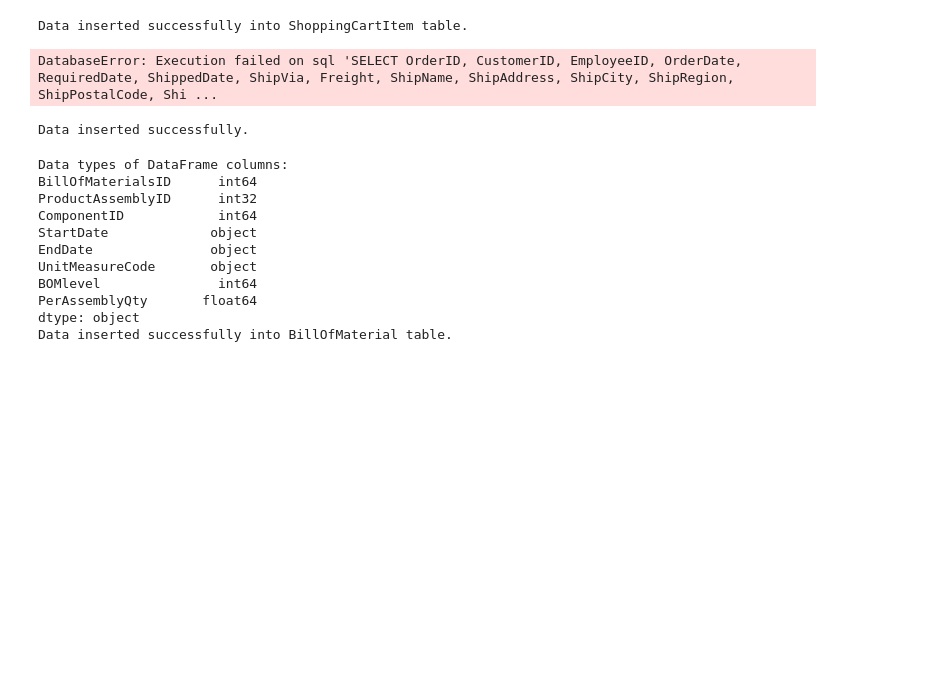
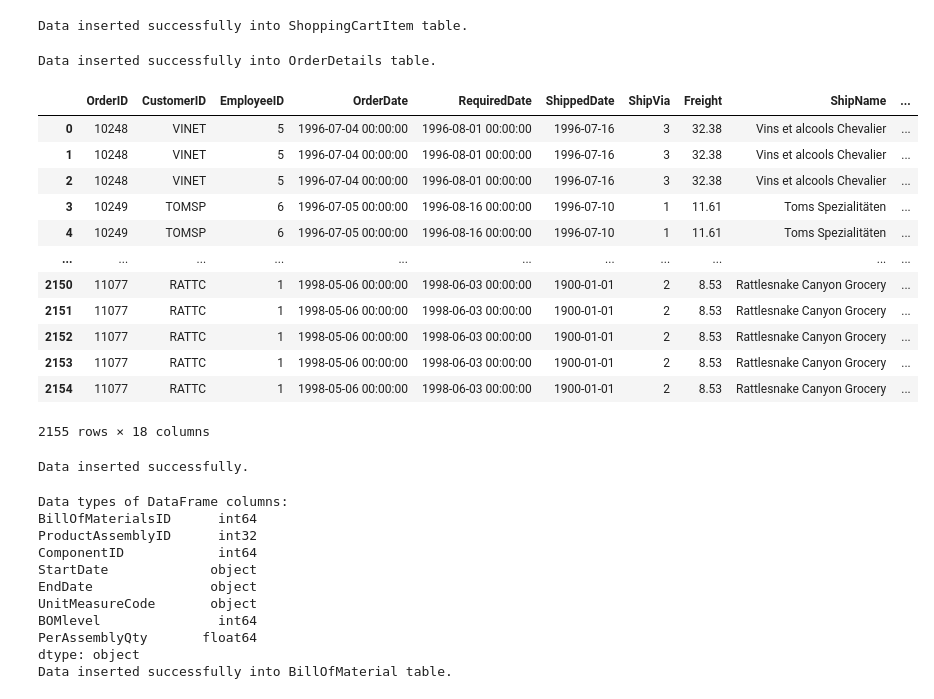
Before and after one commit to markieboy223/UnitedOutdoors, a Jupyter notebook: ETL_FILE.ipynb, the cells around one changed output. Saved outputs shown, nothing was run; the diff lists cells and outputs as text; code cells hidden in the pictures; blank space fills up the shorter version.

```diff
--- a/ETL_FILE.ipynb
+++ b/ETL_FILE.ipynb
@@ -841,7 +856,29 @@ try:
 
 except pyodbc.Error as e:
     print("Error while connecting to the source SQL Server:", e)
-    # Establish connection to the destination SQL Server database and insert data
+
+# Convert date fields to datetime objects
+productionproduct_df['SellStartDate'] = pd.to_datetime(productionproduct_df['SellStartDate'])
+productionproduct_df['SellEndDate'] = pd.to_datetime(productionproduct_df['SellEndDate'])
+productionproduct_df['DiscontinuedDate'] = pd.to_datetime(productionproduct_df['DiscontinuedDate'])
+
+# Convert datetime objects to string format
+productionproduct_df['SellStartDate'] = productionproduct_df['SellStartDate'].dt.strftime('%Y-%m-%d %H:%M:%S')
+productionproduct_df['SellEndDate'].fillna('1900-01-01 00:00:00', inplace=True)
+productionproduct_df['DiscontinuedDate'].fillna('1900-01-01 00:00:00', inplace=True)
+
+# Fill missing values with defaults
+productionproduct_df['Color'].fillna('Unknown', inplace=True)
+productionproduct_df['Size'].fillna('null', inplace=True)
+productionproduct_df['SizeUnitMeasureCode'].fillna('nul', inplace=True)
+productionproduct_df['Weight'].fillna(0.0, inplace=True)
+productionproduct_df['ProductLine'].fillna('no', inplace=True)
+productionproduct_df['Class'].fillna('no', inplace=True)
+productionproduct_df['Style'].fillna('no', inplace=True)
+productionproduct_df['ProductSubcategoryID'].fillna(0, inplace=True)
+
+
+# Establish connection to the destination SQL Server database and insert data
 try:
     with pyodbc.connect(destination_conn_str) as destination_conn:
         cursor = destination_conn.cursor()
@@ -864,5 +901,4 @@ try:
         print("Data inserted successfully.")
 except pyodbc.Error as e:
     print("Error while connecting to the destination SQL Server or inserting data:", e)
-#productionproduct_df
 # %% [output]
@@ -1031,41 +1118,63 @@ except pyodbc.Error as e:
 # %% [output]
 Data inserted successfully into ShoppingCartItem table.
 # %%
-##Orders
+#Orders/Northwind
 try:
-        with pyodbc.connect(source_conn_str) as source_conn:
+        with pyodbc.connect(source_conn_str_northwind) as source_conn:
             Orders_df = pd.read_sql_query("SELECT OrderID, CustomerID, EmployeeID, OrderDate, RequiredDate, ShippedDate, ShipVia, Freight, ShipName, ShipAddress, ShipCity, ShipRegion, ShipPostalCode, ShipCountry  FROM Orders", source_conn)
-            OrdersDetail_df = pd.read_sql_query("SELECT OrderID, ProductID, UnitPrice, Quantity, Discount FROM OrderDetails", source_conn)
+            OrdersDetail_df = pd.read_sql_query("SELECT OrderID, ProductID, UnitPrice, Quantity, Discount FROM Order_Details", source_conn)
 
             ##mergingOrderDetails
             Orders_df = pd.merge(Orders_df, OrdersDetail_df, on='OrderID', how='left')
 
 except pyodbc.Error as e:
     print("Error while connecting to the source SQL Server:", e)
+
+Orders_df['OrderDate'] = Orders_df['OrderDate'].dt.strftime('%Y-%m-%d %H:%M:%S')
+Orders_df['RequiredDate'] = Orders_df['RequiredDate'].dt.strftime('%Y-%m-%d %H:%M:%S')
+Orders_df['ShippedDate'].fillna('1900-01-01 00:00:00', inplace=True)
+sales_order_df['Freight'].fillna(0.0, inplace=True)
+sales_order_df['UnitPrice'].fillna(0.0, inplace=True)
+Orders_df['ShipRegion'].fillna('Default', inplace=True)
+Orders_df['ShipPostalCode'].fillna('Default', inplace=True)
+
 try:
     with pyodbc.connect(destination_conn_str) as destination_conn:
         cursor = destination_conn.cursor()
         # Batch insert
         insert_query = """
-        INSERT INTO [DWUnitedOutdoors].[dbo].[OrderDetails]
-        (OrderID, CustomerID, EmployeeID, OrderDate, RequiredDate, ShippedDate, ShipVia, Freight, ShipName, ShipAddress, ShipCity, ShipRegion, ShipPostalCode, ShipCountry, ProductID, UnitPrice, Quantity, Discount)
+        INSERT INTO [DWUnitedOutdoors].[dbo].[Orders]
+        (OrderID, CustomerID, EmployeeID, OrderDate, RequiredDate, ShippedDate, ShipVia, Freight, ShipName, ShipAdress, ShipCity, ShipRegion, ShipPostalCode, ShipCountry, ProductID, UnitPrice, Quantity, Discount)
         VALUES (?, ?, ?, ?, ?, ?, ?, ?, ?, ?, ?, ?, ?, ?, ?, ?, ?, ?)
         """
 
         # Convert DataFrame to a list of tuples for batch insertion
         data_to_insert = Orders_df[['OrderID', 'CustomerID', 'EmployeeID', 'OrderDate', 'RequiredDate', 'ShippedDate', 'ShipVia', 'Freight', 'ShipName', 'ShipAddress', 'ShipCity', 'ShipRegion', 'ShipPostalCode', 'ShipCountry', 'ProductID', 'UnitPrice', 'Quantity', 'Discount']].values.tolist()
 
         # Executing batch insert
         cursor.executemany(insert_query, data_to_insert)
 
         # Commit transaction
         destination_conn.commit()
 
         print("Data inserted successfully into OrderDetails table.")
 except pyodbc.Error as e:
     print("Error while connecting to the destination SQL Server:", e)
 # %% [output]
-DatabaseError: Execution failed on sql 'SELECT OrderID, CustomerID, EmployeeID, OrderDate, RequiredDate, ShippedDate, ShipVia, Freight, ShipName, ShipAddress, ShipCity, ShipRegion, ShipPostalCode, Shi ...
+Data inserted successfully into OrderDetails table.
+|  | OrderID | CustomerID | EmployeeID | OrderDate | RequiredDate | ShippedDate | ShipVia | Freight | ShipName | ... |
+| 0 | 10248 | VINET | 5 | 1996-07-04 00:00:00 | 1996-08-01 00:00:00 | 1996-07-16 | 3 | 32.38 | Vins et alcools Chevalier | ... |
+| 1 | 10248 | VINET | 5 | 1996-07-04 00:00:00 | 1996-08-01 00:00:00 | 1996-07-16 | 3 | 32.38 | Vins et alcools Chevalier | ... |
+| 2 | 10248 | VINET | 5 | 1996-07-04 00:00:00 | 1996-08-01 00:00:00 | 1996-07-16 | 3 | 32.38 | Vins et alcools Chevalier | ... |
+| 3 | 10249 | TOMSP | 6 | 1996-07-05 00:00:00 | 1996-08-16 00:00:00 | 1996-07-10 | 1 | 11.61 | Toms Spezialitäten | ... |
+| 4 | 10249 | TOMSP | 6 | 1996-07-05 00:00:00 | 1996-08-16 00:00:00 | 1996-07-10 | 1 | 11.61 | Toms Spezialitäten | ... |
+| ... | ... | ... | ... | ... | ... | ... | ... | ... | ... | ... |
+| 2150 | 11077 | RATTC | 1 | 1998-05-06 00:00:00 | 1998-06-03 00:00:00 | 1900-01-01 | 2 | 8.53 | Rattlesnake Canyon Grocery | ... |
+| 2151 | 11077 | RATTC | 1 | 1998-05-06 00:00:00 | 1998-06-03 00:00:00 | 1900-01-01 | 2 | 8.53 | Rattlesnake Canyon Grocery | ... |
+| 2152 | 11077 | RATTC | 1 | 1998-05-06 00:00:00 | 1998-06-03 00:00:00 | 1900-01-01 | 2 | 8.53 | Rattlesnake Canyon Grocery | ... |
+| 2153 | 11077 | RATTC | 1 | 1998-05-06 00:00:00 | 1998-06-03 00:00:00 | 1900-01-01 | 2 | 8.53 | Rattlesnake Canyon Grocery | ... |
+| 2154 | 11077 | RATTC | 1 | 1998-05-06 00:00:00 | 1998-06-03 00:00:00 | 1900-01-01 | 2 | 8.53 | Rattlesnake Canyon Grocery | ... |
+2155 rows × 18 columns
 # %%
 #unitmeasure
 # Establish connection to the source SQL Server database and read
```
Also changed, not shown: parts of 23 cells of this notebook.
